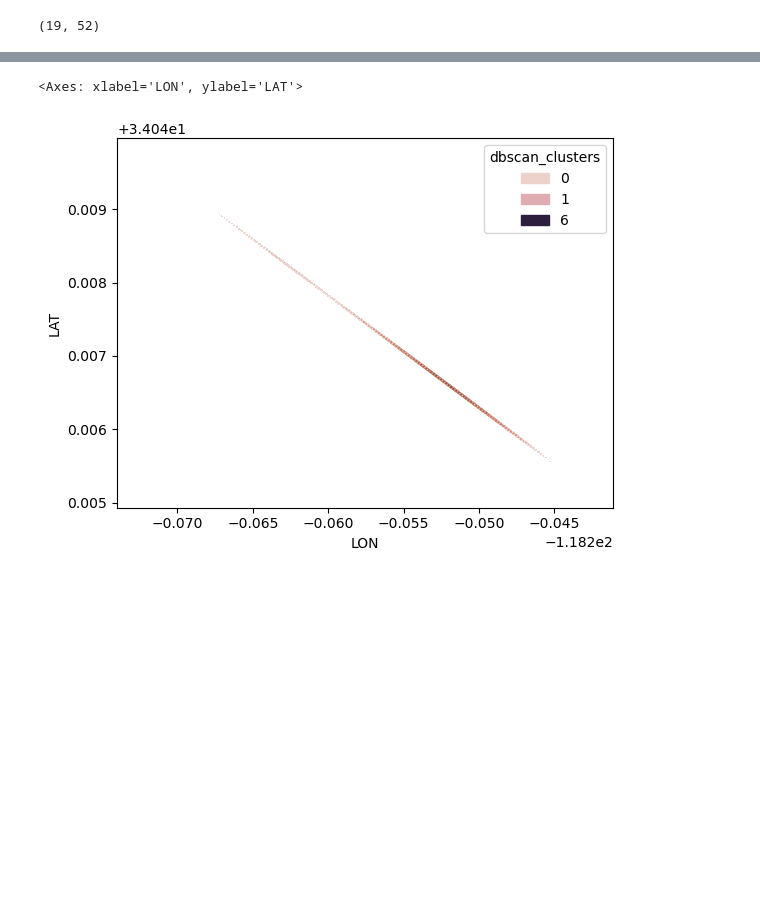
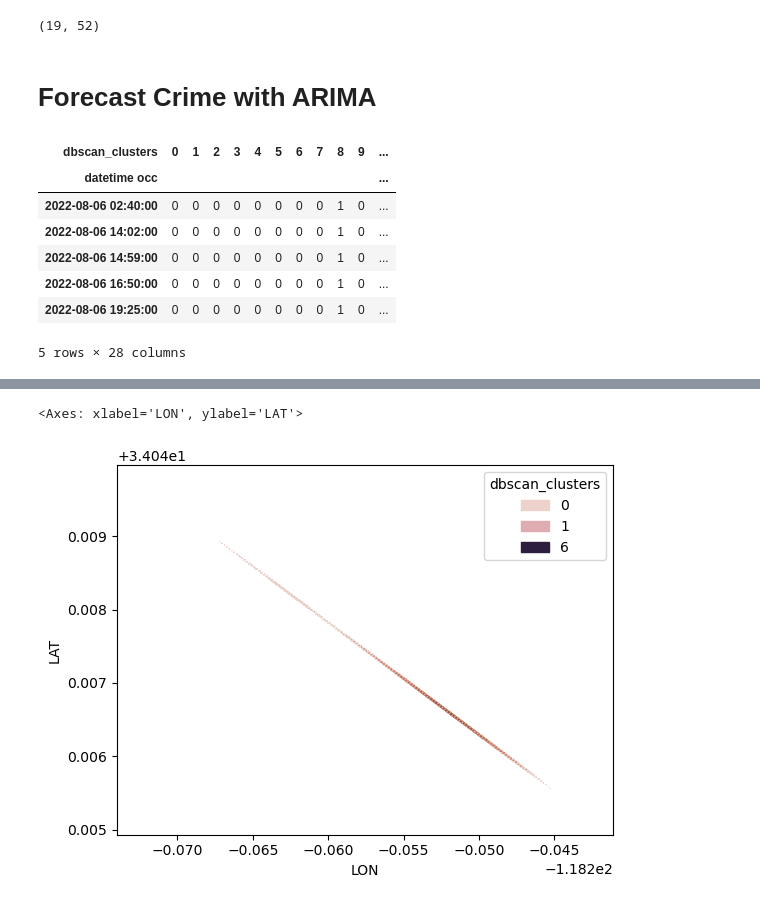
Before and after one commit to helloimsc/lapd-crime-spots, a Jupyter notebook: clustering_area.ipynb, the cells around one changed output, grey strips where cells are left out. Cells and saved outputs as stored; diff of their text form; code cells hidden in the pictures; blank space fills up the shorter version.

```diff
--- a/clustering_area.ipynb
+++ b/clustering_area.ipynb
@@ -211,0 +305,14 @@ m.save('markers_central_top_3_dbscan.html')  # Display map in Jupyter Notebook o
+# %% [markdown]
+# Forecast Crime with ARIMA
+# %%
+time_series_data = dbscan_central_hotspots.groupby(['datetime occ', 'dbscan_clusters']).size().unstack(fill_value=0)
+time_series_data.head()
+# %% [output]
+| dbscan_clusters | 0 | 1 | 2 | 3 | 4 | 5 | 6 | 7 | 8 | 9 | ... |
+| datetime occ |  |  |  |  |  |  |  |  |  |  | ... |
+| 2022-08-06 02:40:00 | 0 | 0 | 0 | 0 | 0 | 0 | 0 | 0 | 1 | 0 | ... |
+| 2022-08-06 14:02:00 | 0 | 0 | 0 | 0 | 0 | 0 | 0 | 0 | 1 | 0 | ... |
+| 2022-08-06 14:59:00 | 0 | 0 | 0 | 0 | 0 | 0 | 0 | 0 | 1 | 0 | ... |
+| 2022-08-06 16:50:00 | 0 | 0 | 0 | 0 | 0 | 0 | 0 | 0 | 1 | 0 | ... |
+| 2022-08-06 19:25:00 | 0 | 0 | 0 | 0 | 0 | 0 | 0 | 0 | 1 | 0 | ... |
+5 rows × 28 columns
```
Also changed, not shown: parts of 21 cells of this notebook, 8 other files.
